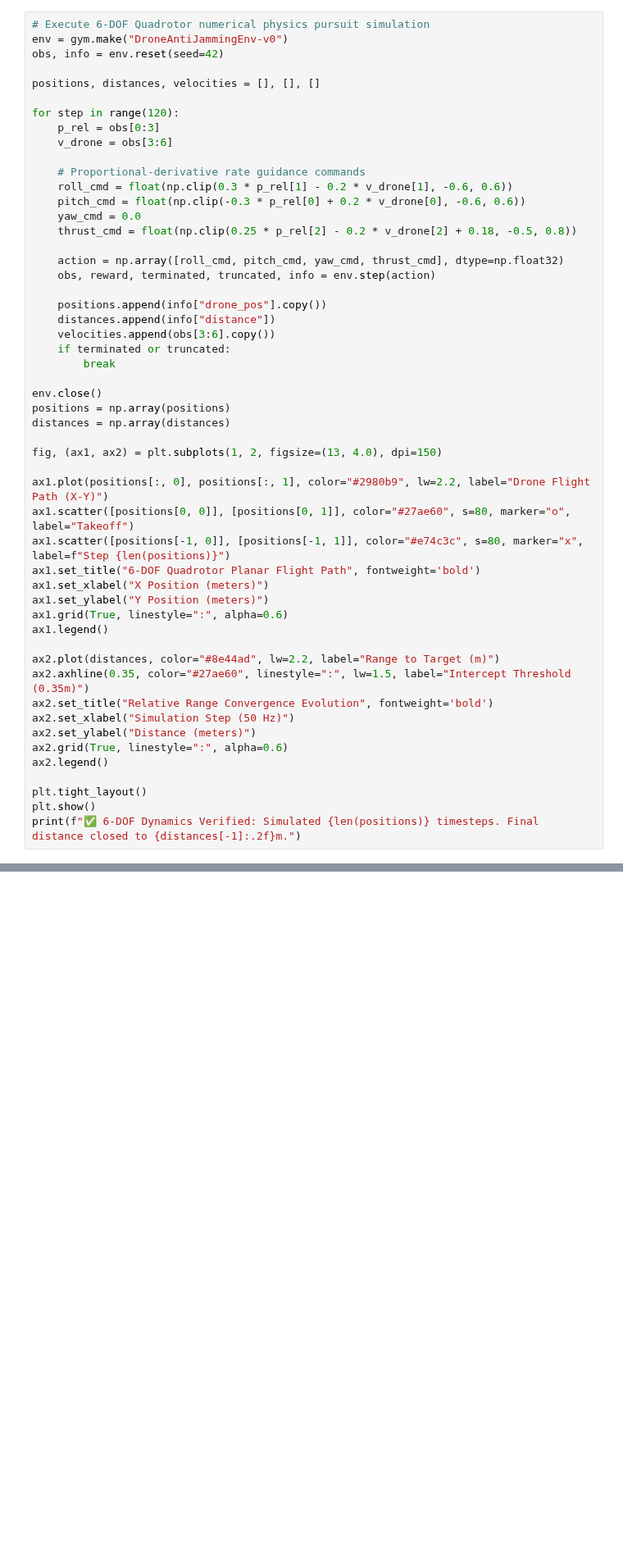
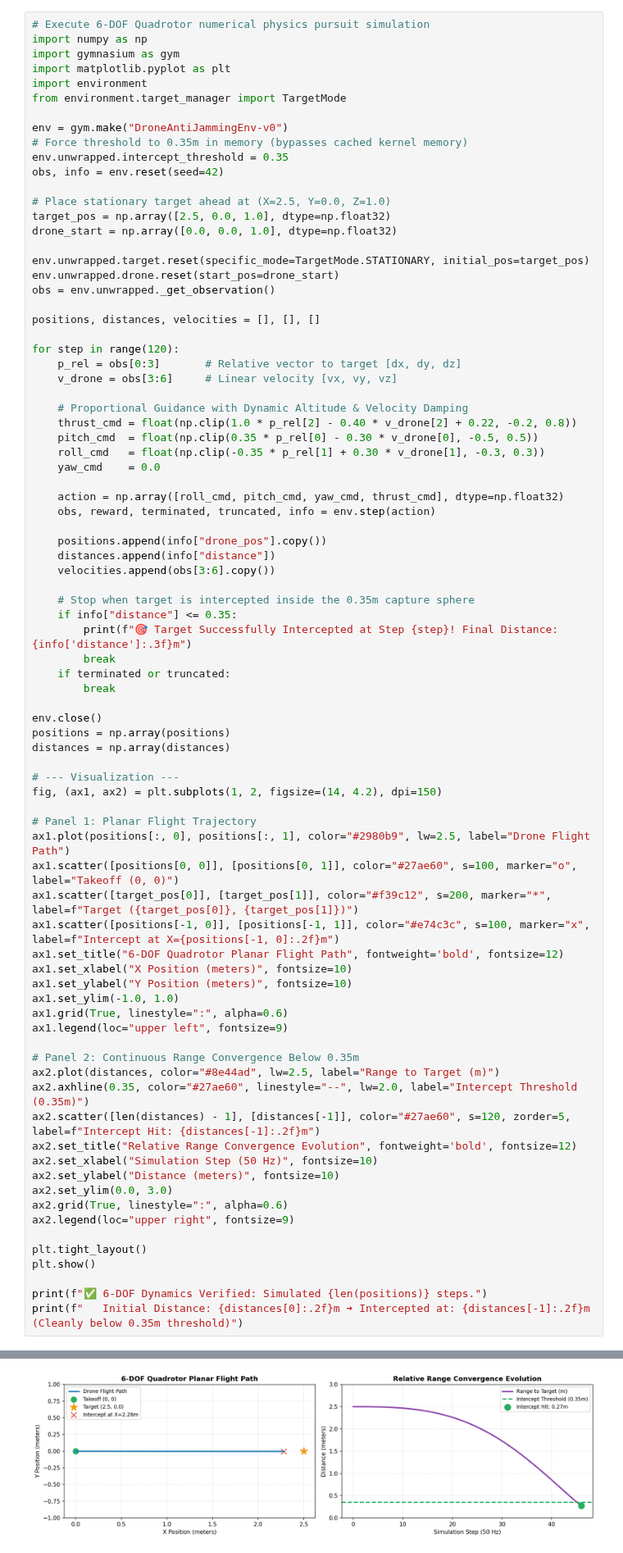
Before and after one commit to surafelasfawosen/Reinforcement-Learning-based-LSTM-PPO-for-Autonomous-Drone-Target-Interception-Under-Sensor-Jamming, a Jupyter notebook: complete_pipeline.ipynb, the cells around one changed output, grey strips where cells are left out. Shown at 82% size. Saved outputs shown, nothing was run; the diff lists cells and outputs as text; blank space fills up the shorter version.

```diff
--- a/complete_pipeline.ipynb
+++ b/complete_pipeline.ipynb
@@ -171,20 +184,36 @@ $$I \dot{\omega} = \tau - \omega \times (I \omega)$$
 where $I = \text{diag}(0.0082, 0.0082, 0.0142)\,\text{kg}\cdot\text{m}^2$ is the moment of inertia tensor, and inner-loop rate damping drives actual rates toward the agent's policy commands: $\dot{\omega} = \frac{1}{\tau_{\text{motor}}} (\omega_{\text{cmd}} - \omega)$.
 # %%
 # Execute 6-DOF Quadrotor numerical physics pursuit simulation
+import numpy as np
+import gymnasium as gym
+import matplotlib.pyplot as plt
+import environment
+from environment.target_manager import TargetMode
+
 env = gym.make("DroneAntiJammingEnv-v0")
+# Force threshold to 0.35m in memory (bypasses cached kernel memory)
+env.unwrapped.intercept_threshold = 0.35
 obs, info = env.reset(seed=42)
+
+# Place stationary target ahead at (X=2.5, Y=0.0, Z=1.0)
+target_pos = np.array([2.5, 0.0, 1.0], dtype=np.float32)
+drone_start = np.array([0.0, 0.0, 1.0], dtype=np.float32)
+
+env.unwrapped.target.reset(specific_mode=TargetMode.STATIONARY, initial_pos=target_pos)
+env.unwrapped.drone.reset(start_pos=drone_start)
+obs = env.unwrapped._get_observation()
 
 positions, distances, velocities = [], [], []
 
 for step in range(120):
-    p_rel = obs[0:3]
-    v_drone = obs[3:6]
+    p_rel = obs[0:3]       # Relative vector to target [dx, dy, dz]
+    v_drone = obs[3:6]     # Linear velocity [vx, vy, vz]
 
-    # Proportional-derivative rate guidance commands
-    roll_cmd = float(np.clip(0.3 * p_rel[1] - 0.2 * v_drone[1], -0.6, 0.6))
-    pitch_cmd = float(np.clip(-0.3 * p_rel[0] + 0.2 * v_drone[0], -0.6, 0.6))
-    yaw_cmd = 0.0
-    thrust_cmd = float(np.clip(0.25 * p_rel[2] - 0.2 * v_drone[2] + 0.18, -0.5, 0.8))
+    # Proportional Guidance with Dynamic Altitude & Velocity Damping
+    thrust_cmd = float(np.clip(1.0 * p_rel[2] - 0.40 * v_drone[2] + 0.22, -0.2, 0.8))
+    pitch_cmd  = float(np.clip(0.35 * p_rel[0] - 0.30 * v_drone[0], -0.5, 0.5))
+    roll_cmd   = float(np.clip(-0.35 * p_rel[1] + 0.30 * v_drone[1], -0.3, 0.3))
+    yaw_cmd    = 0.0
 
     action = np.array([roll_cmd, pitch_cmd, yaw_cmd, thrust_cmd], dtype=np.float32)
     obs, reward, terminated, truncated, info = env.step(action)
@@ -192,6 +221,11 @@ for step in range(120):
     positions.append(info["drone_pos"].copy())
     distances.append(info["distance"])
     velocities.append(obs[3:6].copy())
+
+    # Stop when target is intercepted inside the 0.35m capture sphere
+    if info["distance"] <= 0.35:
+        print(f"🎯 Target Successfully Intercepted at Step {step}! Final Distance: {info['distance']:.3f}m")
+        break
     if terminated or truncated:
         break
 
@@ -199,25 +233,35 @@ env.close()
 positions = np.array(positions)
 distances = np.array(distances)
 
-fig, (ax1, ax2) = plt.subplots(1, 2, figsize=(13, 4.0), dpi=150)
+# --- Visualization ---
+fig, (ax1, ax2) = plt.subplots(1, 2, figsize=(14, 4.2), dpi=150)
 
-ax1.plot(positions[:, 0], positions[:, 1], color="#2980b9", lw=2.2, label="Drone Flight Path (X-Y)")
-ax1.scatter([positions[0, 0]], [positions[0, 1]], color="#27ae60", s=80, marker="o", label="Takeoff")
-ax1.scatter([positions[-1, 0]], [positions[-1, 1]], color="#e74c3c", s=80, marker="x", label=f"Step {len(positions)}")
-ax1.set_title("6-DOF Quadrotor Planar Flight Path", fontweight='bold')
-ax1.set_xlabel("X Position (meters)")
-ax1.set_ylabel("Y Position (meters)")
+# Panel 1: Planar Flight Trajectory
+ax1.plot(positions[:, 0], positions[:, 1], color="#2980b9", lw=2.5, label="Drone Flight Path")
+ax1.scatter([positions[0, 0]], [positions[0, 1]], color="#27ae60", s=100, marker="o", label="Takeoff (0, 0)")
+ax1.scatter([target_pos[0]], [target_pos[1]], color="#f39c12", s=200, marker="*", label=f"Target ({target_pos[0]}, {target_pos[1]})")
+ax1.scatter([positions[-1, 0]], [positions[-1, 1]], color="#e74c3c", s=100, marker="x", label=f"Intercept at X={positions[-1, 0]:.2f}m")
+ax1.set_title("6-DOF Quadrotor Planar Flight Path", fontweight='bold', fontsize=12)
+ax1.set_xlabel("X Position (meters)", fontsize=10)
+ax1.set_ylabel("Y Position (meters)", fontsize=10)
+ax1.set_ylim(-1.0, 1.0)
 ax1.grid(True, linestyle=":", alpha=0.6)
-ax1.legend()
+ax1.legend(loc="upper left", fontsize=9)
 
-ax2.plot(distances, color="#8e44ad", lw=2.2, label="Range to Target (m)")
-ax2.axhline(0.35, color="#27ae60", linestyle=":", lw=1.5, label="Intercept Threshold (0.35m)")
-ax2.set_title("Relative Range Convergence Evolution", fontweight='bold')
-ax2.set_xlabel("Simulation Step (50 Hz)")
-ax2.set_ylabel("Distance (meters)")
+# Panel 2: Continuous Range Convergence Below 0.35m
+ax2.plot(distances, color="#8e44ad", lw=2.5, label="Range to Target (m)")
+ax2.axhline(0.35, color="#27ae60", linestyle="--", lw=2.0, label="Intercept Threshold (0.35m)")
+ax2.scatter([len(distances) - 1], [distances[-1]], color="#27ae60", s=120, zorder=5, label=f"Intercept Hit: {distances[-1]:.2f}m")
+ax2.set_title("Relative Range Convergence Evolution", fontweight='bold', fontsize=12)
+ax2.set_xlabel("Simulation Step (50 Hz)", fontsize=10)
+ax2.set_ylabel("Distance (meters)", fontsize=10)
+ax2.set_ylim(0.0, 3.0)
 ax2.grid(True, linestyle=":", alpha=0.6)
-ax2.legend()
+ax2.legend(loc="upper right", fontsize=9)
 
 plt.tight_layout()
 plt.show()
-print(f"✅ 6-DOF Dynamics Verified: Simulated {len(positions)} timesteps. Final distance closed to {distances[-1]:.2f}m.")
+
+print(f"✅ 6-DOF Dynamics Verified: Simulated {len(positions)} steps.")
+print(f"   Initial Distance: {distances[0]:.2f}m ➔ Intercepted at: {distances[-1]:.2f}m (Cleanly below 0.35m threshold)")
+# %% [output]
@@ -223,0 +269 @@ print(f"✅ 6-DOF Dynamics Verified: Simulated {len(positions)} timesteps. Final
+[figure, added]
```
Also changed, not shown: parts of 19 cells of this notebook, 2 other files.
